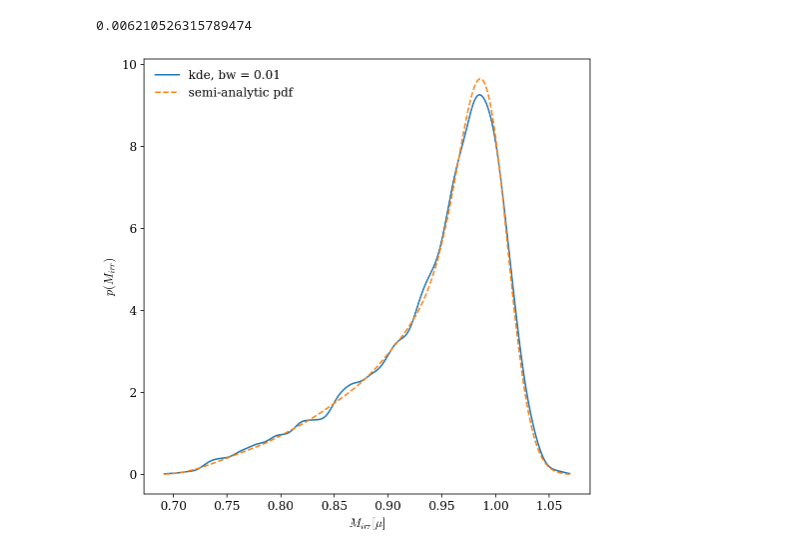
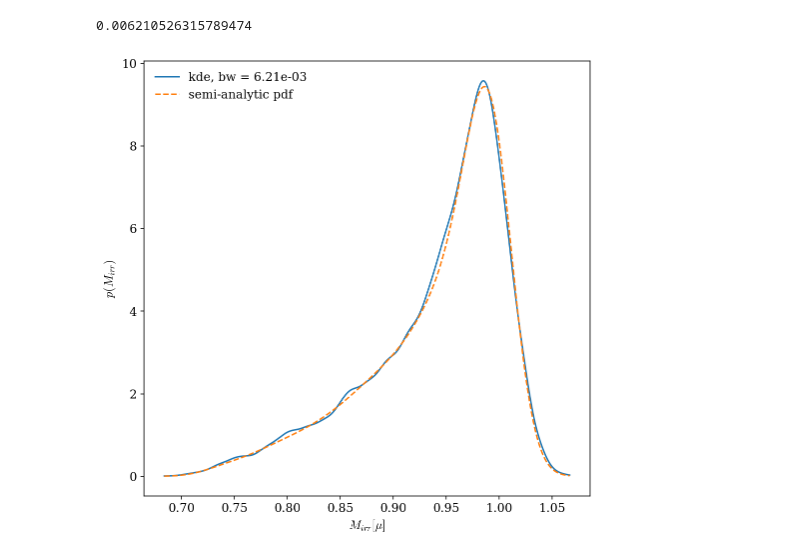
Before and after one commit to asantini29/astrostatistics_bicocca_2022, a Jupyter notebook: working/L07_irreducible_mass_BHs.ipynb, the cells around one changed output. Cells and saved outputs as stored; diff of their text form; code cells hidden in the pictures.

```diff
--- a/working/L07_irreducible_mass_BHs.ipynb
+++ b/working/L07_irreducible_mass_BHs.ipynb
@@ -141,16 +141,18 @@ N = int(1e4)
 unif_distr = uniform(loc=1/np.sqrt(2), scale = 1 - 1/np.sqrt(2))
 ff = unif_distr.rvs(size=N)
 
-pdf_Mirr = lambda M: np.sqrt(2/np.pi) / sigma * (1 - 1/np.sqrt(2)) * np.mean(np.exp(- (M/ff - mu)**2 / (2*sigma**2)) * f_pdf(ff) / (2*ff))
+pdf_Mirr = np.vectorize( lambda M: np.sqrt(2/np.pi) / sigma * (1 - 1/np.sqrt(2)) * \
+                        np.mean(np.exp(- (M/ff - mu)**2 / (2*sigma**2)) * f_pdf(ff) / (2*ff)) )
 
-analytic_pdf = [pdf_Mirr(M_try) for M_try in M_grid]
+analytic_pdf = pdf_Mirr(M_grid)
+#analytic_pdf = [pdf_Mirr(M_try) for M_try in M_grid]
 # %%
 #kde with the best bw
 from sklearn.model_selection import GridSearchCV
 
 
 bwrange = np.linspace(0.001, 0.1, 20)
-K = 5 #K-fold cv
+K = 3 #K-fold cv
 grid = GridSearchCV(KernelDensity(), {'bandwidth': bwrange}, n_jobs=-1, cv = K)
 
 grid.fit(masses_irr[:, None])
@@ -162,11 +164,11 @@ print(best_bw)
 # %%
 kde_th = kde_sk(M_grid, masses_irr, bandwidth = best_bw, kernel="gaussian")
 
-plt.plot(M_grid, kde_th, label ='kde, bw = %.2f' % best_bw)
+plt.plot(M_grid, kde_th, label ='kde, bw = %.2e' % best_bw)
 plt.plot(M_grid, analytic_pdf, ls = '--', label ='semi-analytic pdf')
 plt.legend(frameon = False)
 plt.xlabel(r'$M_{irr}[\mu]$')
 plt.ylabel(r'$p(M_{irr})$')
 plt.show()
 # %% [output]
-[figure, old version]
+[figure, new version]
```
Also changed, not shown: parts of 5 cells of this notebook.
